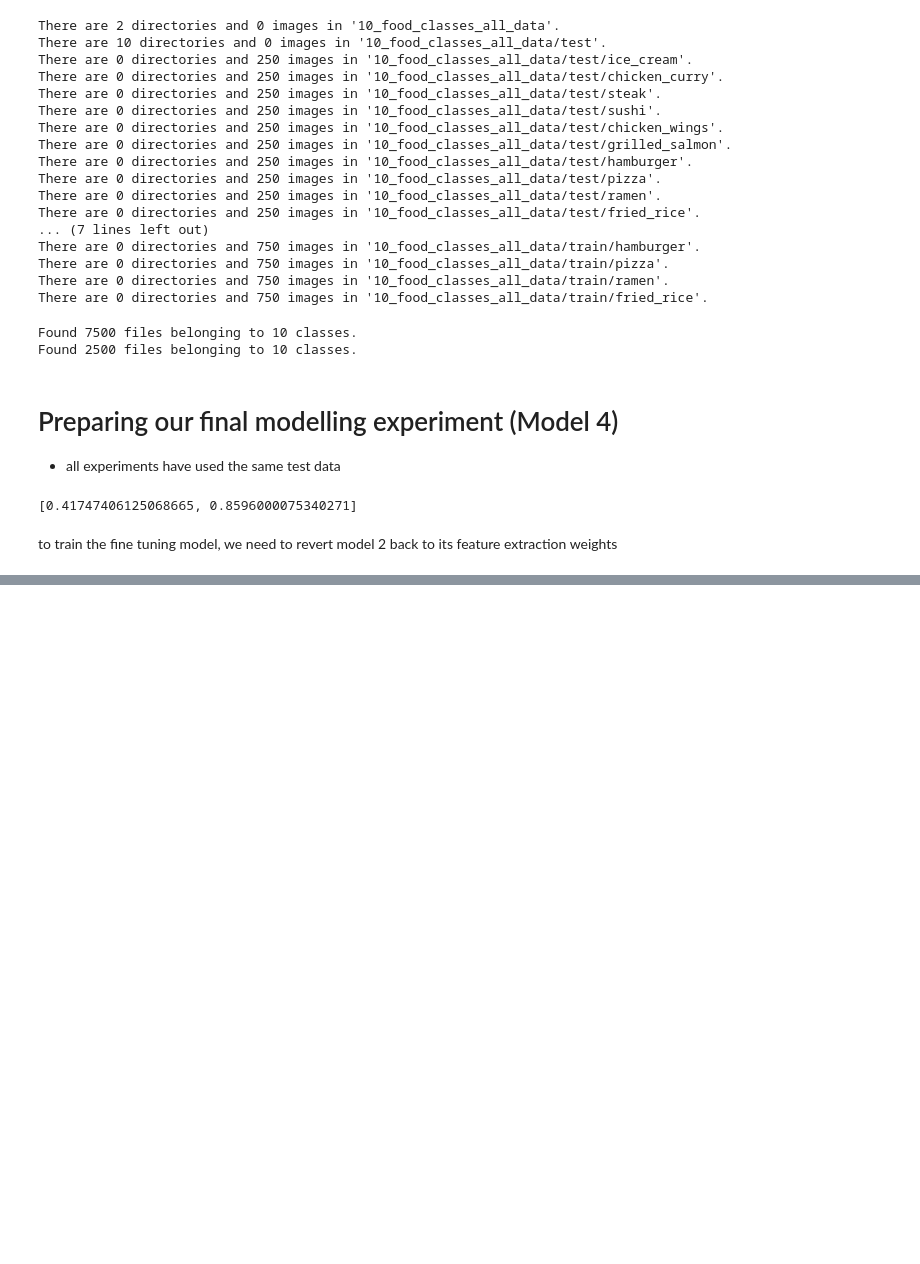
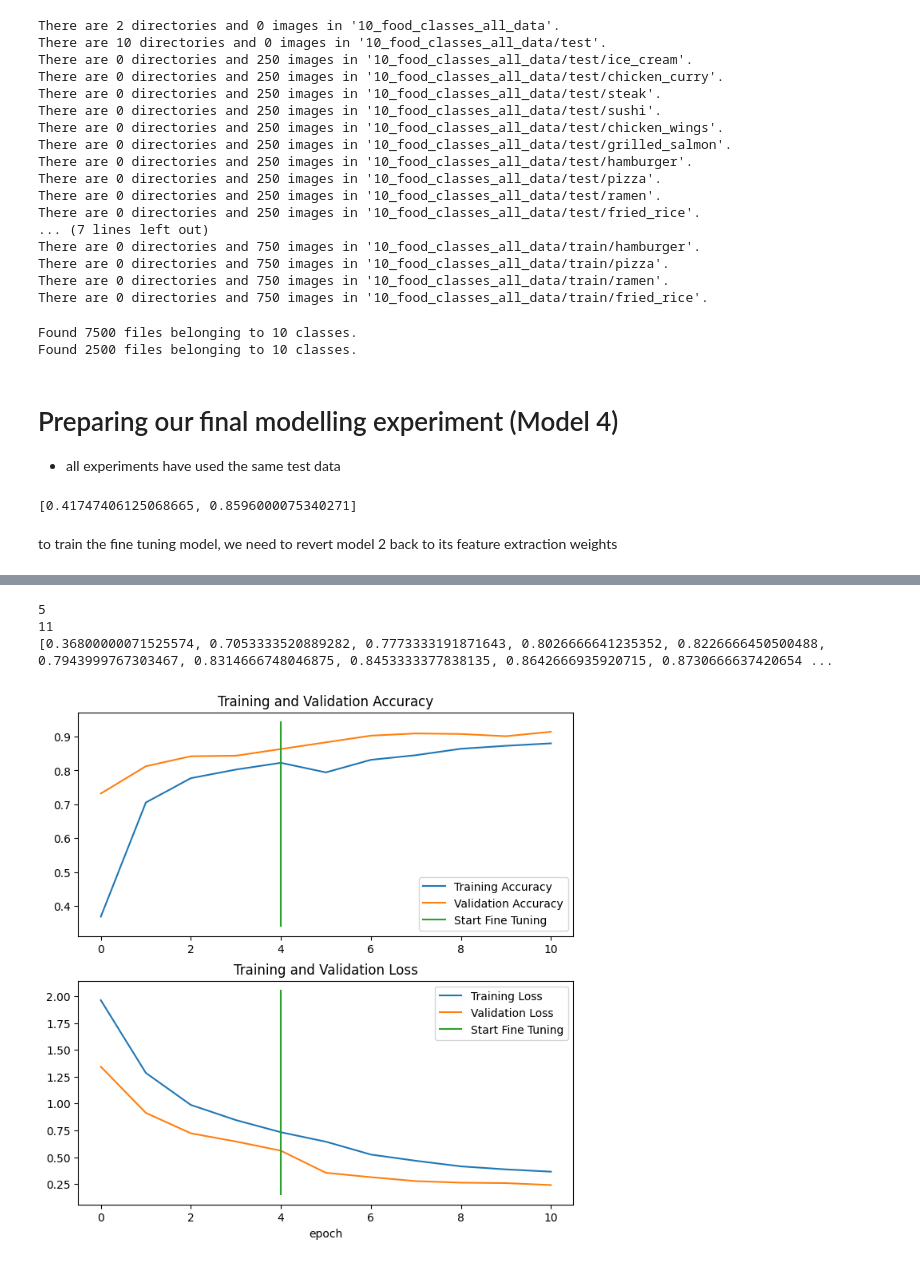
Before and after one commit to nripstein/Learning-Tensorflow, a Jupyter notebook: Transfer Learning in TensorFlow Part 2: Fine tuning.ipynb, the cells around one changed output, grey strips where cells are left out. Saved outputs shown, nothing was run; the diff lists cells and outputs as text; code cells hidden in the pictures; blank space fills up the shorter version.

Commit message:
finished fine tuning transfer learning

```diff
--- a/Transfer Learning in TensorFlow Part 2: Fine tuning.ipynb
+++ b/Transfer Learning in TensorFlow Part 2: Fine tuning.ipynb
@@ -925,3 +925,4 @@ model_2_fine_tune_results
 to train the fine tuning model, we need to revert model 2 back to its feature extraction weights
 # %%
 # load from checkpoints
+model_2.load_weights(checkpoint_path)
@@ -927,0 +986,4 @@ to train the fine tuning model, we need to revert model 2 back to its feature ex
+# %%
+model_2.compile(loss=tf.keras.losses.CategoricalCrossentropy(),
+                optimizer=tf.keras.optimizers.Adam(learning_rate=0.0001),
+                metrics=["accuracy"])
@@ -927,0 +993,11 @@ to train the fine tuning model, we need to revert model 2 back to its feature ex
+# %%
+fine_tune_epochs = initial_epochs + 5
+
+model_4_history = model_2.fit(train_data_100_percent,
+                              epochs=fine_tune_epochs,
+                              steps_per_epoch=len(train_data_100_percent),
+                              validation_data=test_data,
+                              validation_steps=int(0.25 * len(test_data)),
+                              initial_epoch=model_2_history.epoch[-1],
+                              callbacks=[create_tensorboard_callback(dir_name="transfer_learning",
+                                                                     experiment_name="model_4")])
@@ -927,0 +1027,8 @@ to train the fine tuning model, we need to revert model 2 back to its feature ex
+# %%
+# how did it go with more data
+compare_historys(model_2_history, model_4_history)
+# %% [output]
+5
+11
+[0.36800000071525574, 0.7053333520889282, 0.7773333191871643, 0.8026666641235352, 0.8226666450500488, 0.7943999767303467, 0.8314666748046875, 0.8453333377838135, 0.8642666935920715, 0.8730666637420654 ...
+[figure, added]
```
Also changed, not shown: parts of 12 cells of this notebook, 1 other file.
